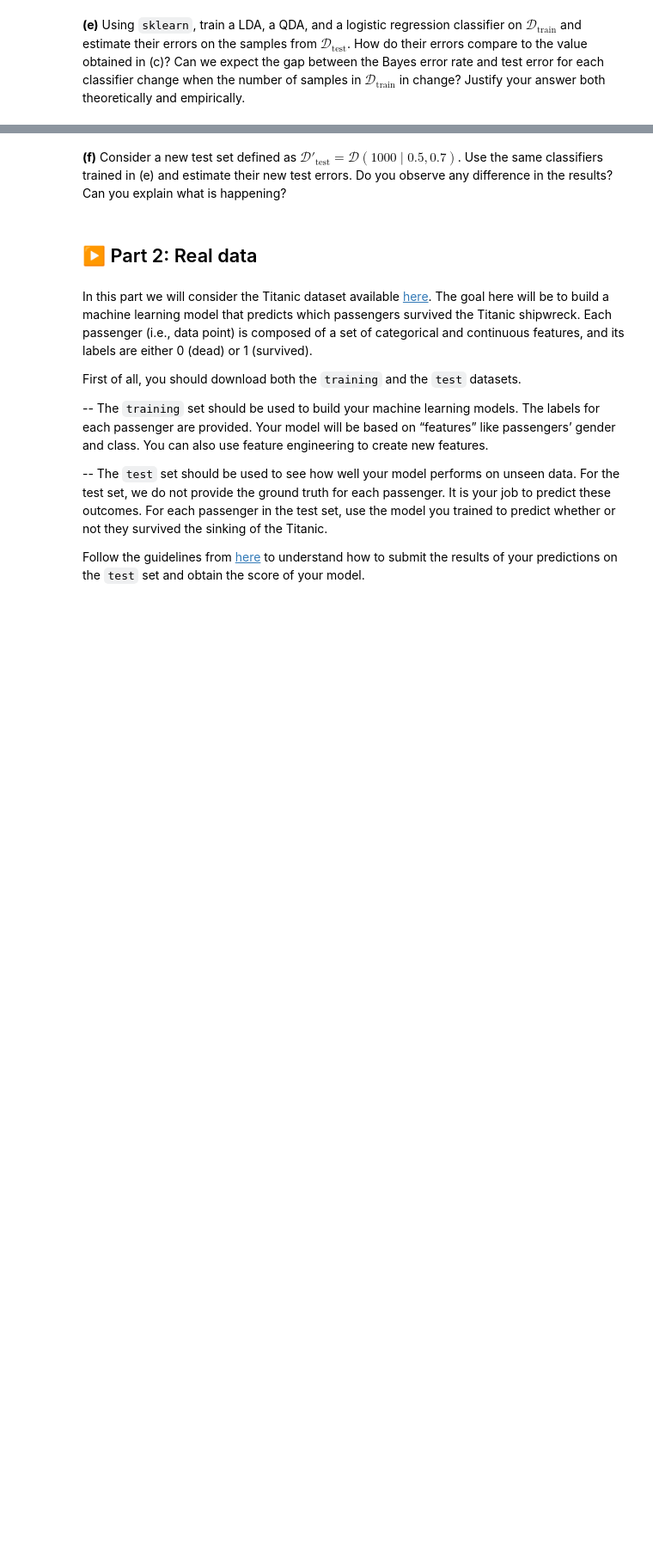
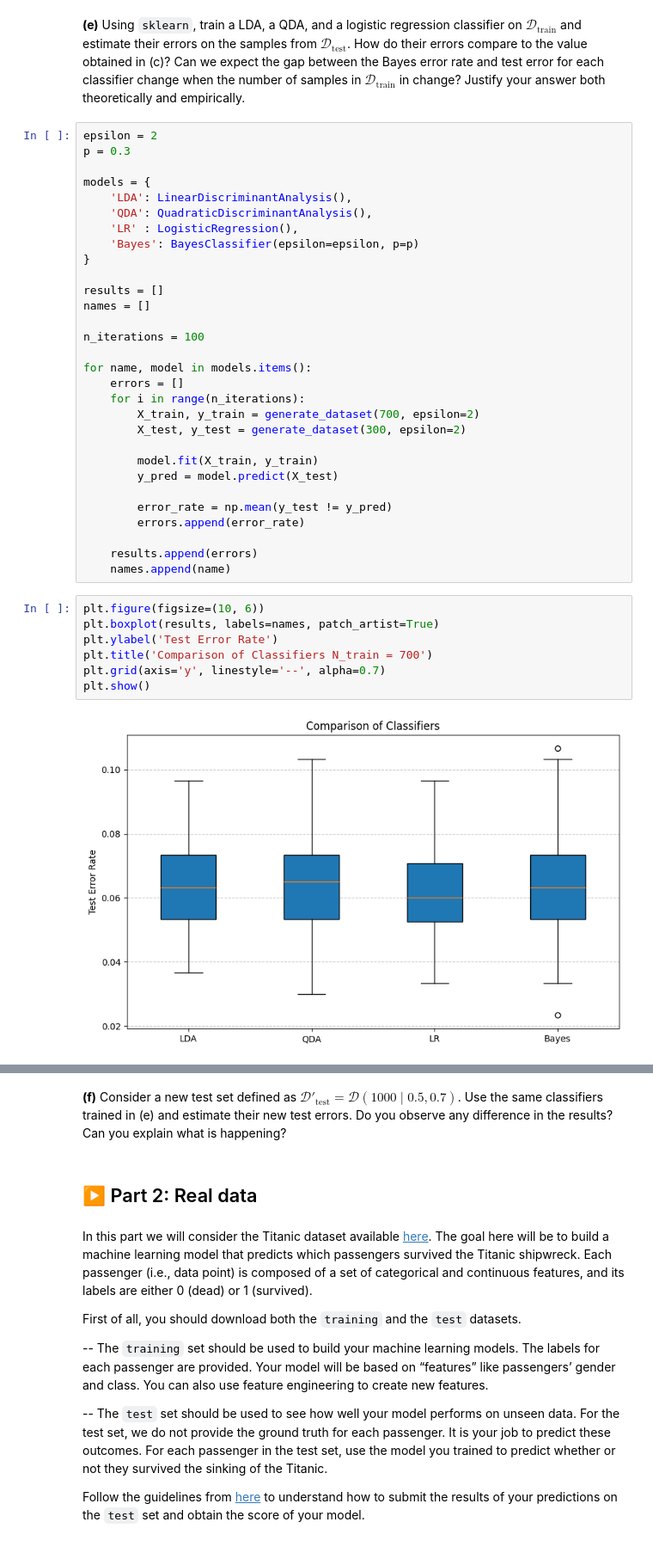
Before and after one commit to Ba-Hi/reports_tp, a Jupyter notebook: TP3/TP3.ipynb, the cells around one changed output, grey strips where cells are left out. Shown at 86% size. Drawn from its saved outputs; the diff is of its cells as text; blank space fills up the shorter version.

```diff
--- a/TP3/TP3.ipynb
+++ b/TP3/TP3.ipynb
@@ -130,2 +302,41 @@ plt.show()
 # %% [markdown]
 **(e)** Using `sklearn`, train a LDA, a QDA, and a logistic regression classifier on $\mathcal{D}_\text{train}$ and estimate their errors on the samples from $\mathcal{D}_\text{test}$. How do their errors compare to the value obtained in (c)? Can we expect the gap between the Bayes error rate and test error for each classifier change when the number of samples in $\mathcal{D}_{\text{train}}$ in change? Justify your answer both theoretically and empirically.
+# %%
+epsilon = 2
+p = 0.3
+
+models = {
+    'LDA': LinearDiscriminantAnalysis(),
+    'QDA': QuadraticDiscriminantAnalysis(),
+    'LR' : LogisticRegression(),
+    'Bayes': BayesClassifier(epsilon=epsilon, p=p)
+}
+
+results = []
+names = []
+
+n_iterations = 100
+
+for name, model in models.items():
+    errors = []
+    for i in range(n_iterations):
+        X_train, y_train = generate_dataset(700, epsilon=2)
+        X_test, y_test = generate_dataset(300, epsilon=2)
+
+        model.fit(X_train, y_train)
+        y_pred = model.predict(X_test)
+
+        error_rate = np.mean(y_test != y_pred)
+        errors.append(error_rate)
+
+    results.append(errors)
+    names.append(name)
+# %%
+plt.figure(figsize=(10, 6))
+plt.boxplot(results, labels=names, patch_artist=True)
+plt.ylabel('Test Error Rate')
+plt.title('Comparison of Classifiers N_train = 700')
+plt.grid(axis='y', linestyle='--', alpha=0.7)
+plt.show()
+# %% [output]
+[figure, added]
```
Also changed, not shown: parts of 13 cells of this notebook.
